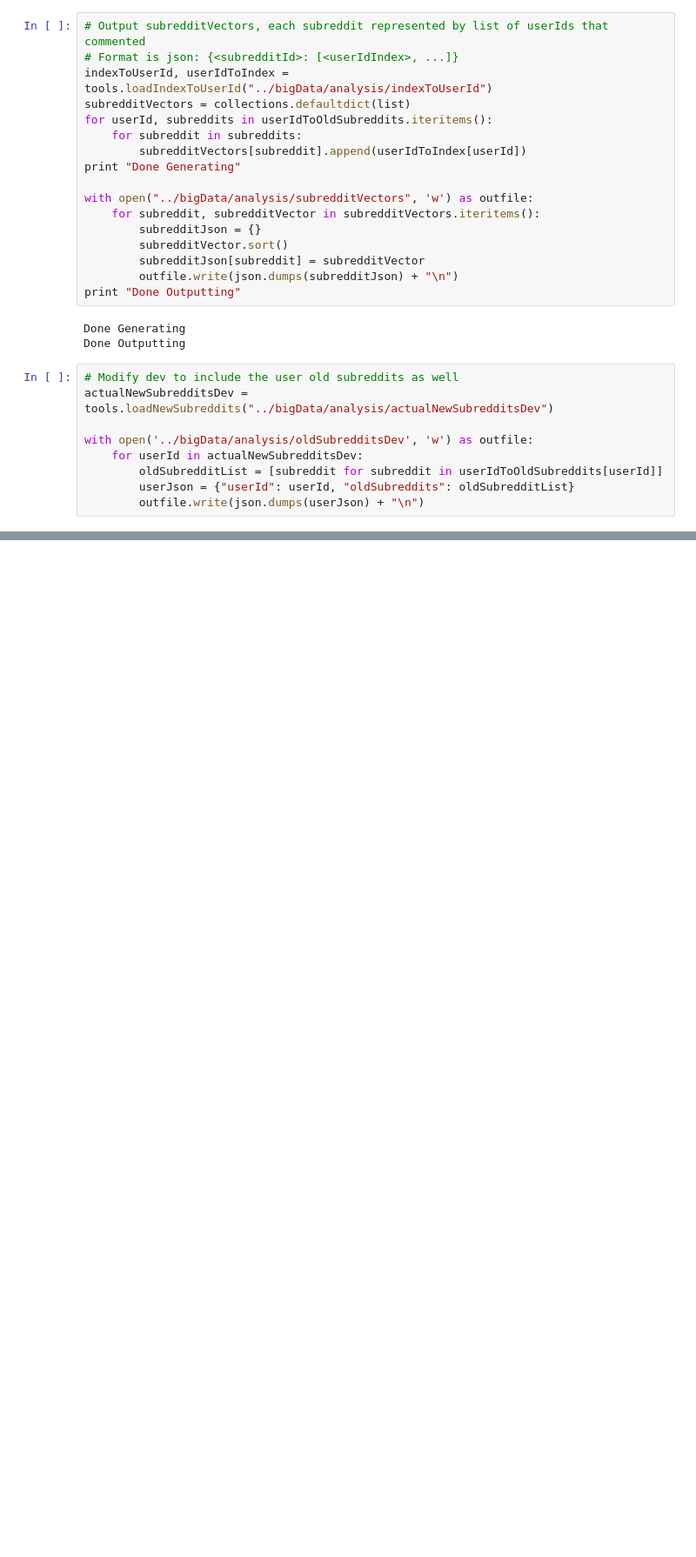
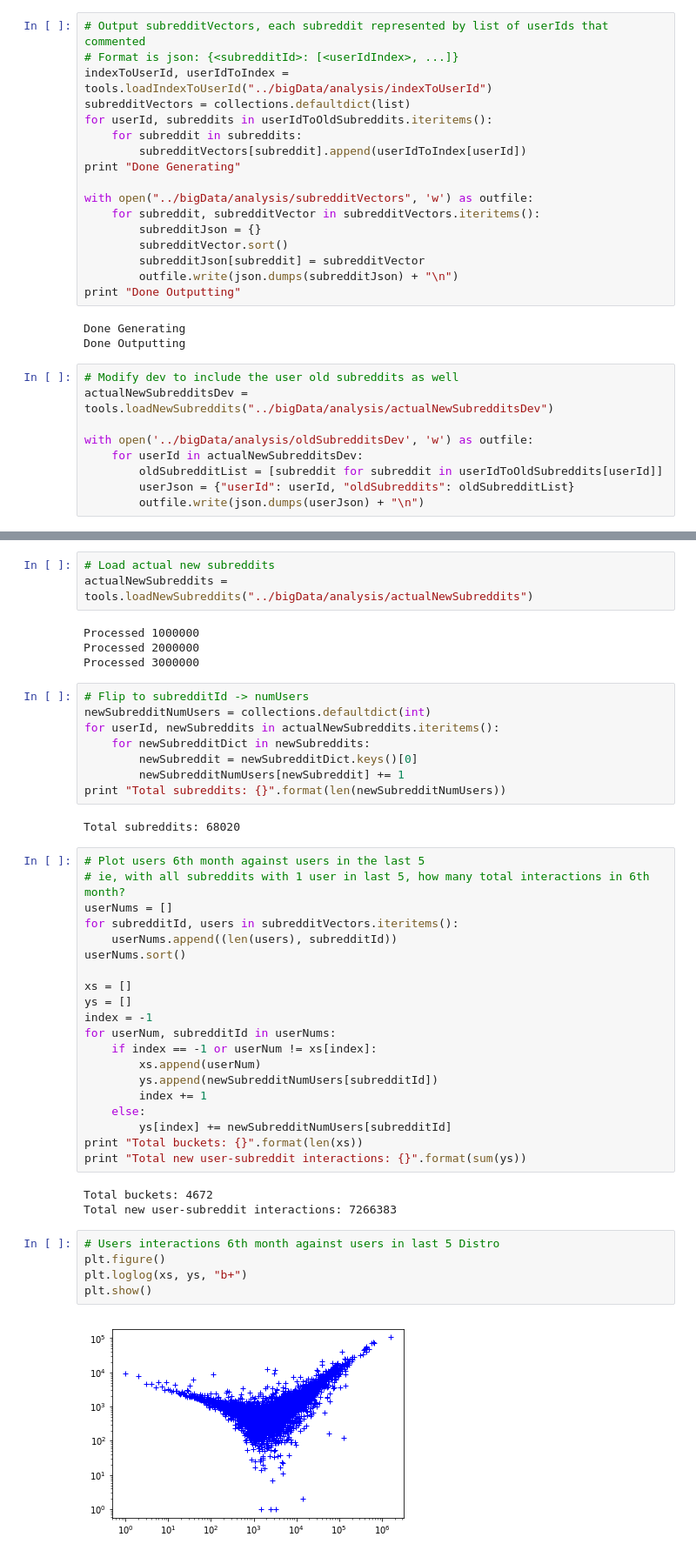
Before and after one commit to yhjw88/subreddit-recommender, a Jupyter notebook: analysis/userSubredditAnalysis.ipynb, the cells around one changed output, grey strips where cells are left out. Shown: that part at 87% size. Drawn from its saved outputs; the diff is of its cells as text; blank space fills up the shorter version.

```diff
--- a/analysis/userSubredditAnalysis.ipynb
+++ b/analysis/userSubredditAnalysis.ipynb
@@ -325,0 +385,47 @@ with open('../bigData/analysis/oldSubredditsDev', 'w') as outfile:
+# %%
+# Load actual new subreddits
+actualNewSubreddits = tools.loadNewSubreddits("../bigData/analysis/actualNewSubreddits")
+# %% [output]
+Processed 1000000
+Processed 2000000
+Processed 3000000
+# %%
+# Flip to subredditId -> numUsers
+newSubredditNumUsers = collections.defaultdict(int)
+for userId, newSubreddits in actualNewSubreddits.iteritems():
+    for newSubredditDict in newSubreddits:
+        newSubreddit = newSubredditDict.keys()[0]
+        newSubredditNumUsers[newSubreddit] += 1
+print "Total subreddits: {}".format(len(newSubredditNumUsers))
+# %% [output]
+Total subreddits: 68020
+# %%
+# Plot users 6th month against users in the last 5
+# ie, with all subreddits with 1 user in last 5, how many total interactions in 6th month?
+userNums = []
+for subredditId, users in subredditVectors.iteritems():
+    userNums.append((len(users), subredditId))
+userNums.sort()
+
+xs = []
+ys = []
+index = -1
+for userNum, subredditId in userNums:
+    if index == -1 or userNum != xs[index]:
+        xs.append(userNum)
+        ys.append(newSubredditNumUsers[subredditId])
+        index += 1
+    else:
+        ys[index] += newSubredditNumUsers[subredditId]
+print "Total buckets: {}".format(len(xs))
+print "Total new user-subreddit interactions: {}".format(sum(ys))
+# %% [output]
+Total buckets: 4672
+Total new user-subreddit interactions: 7266383
+# %%
+# Users interactions 6th month against users in last 5 Distro
+plt.figure()
+plt.loglog(xs, ys, "b+")
+plt.show()
+# %% [output]
+[figure, added]
```
Also changed, not shown: parts of 14 cells of this notebook, 4 other files.
